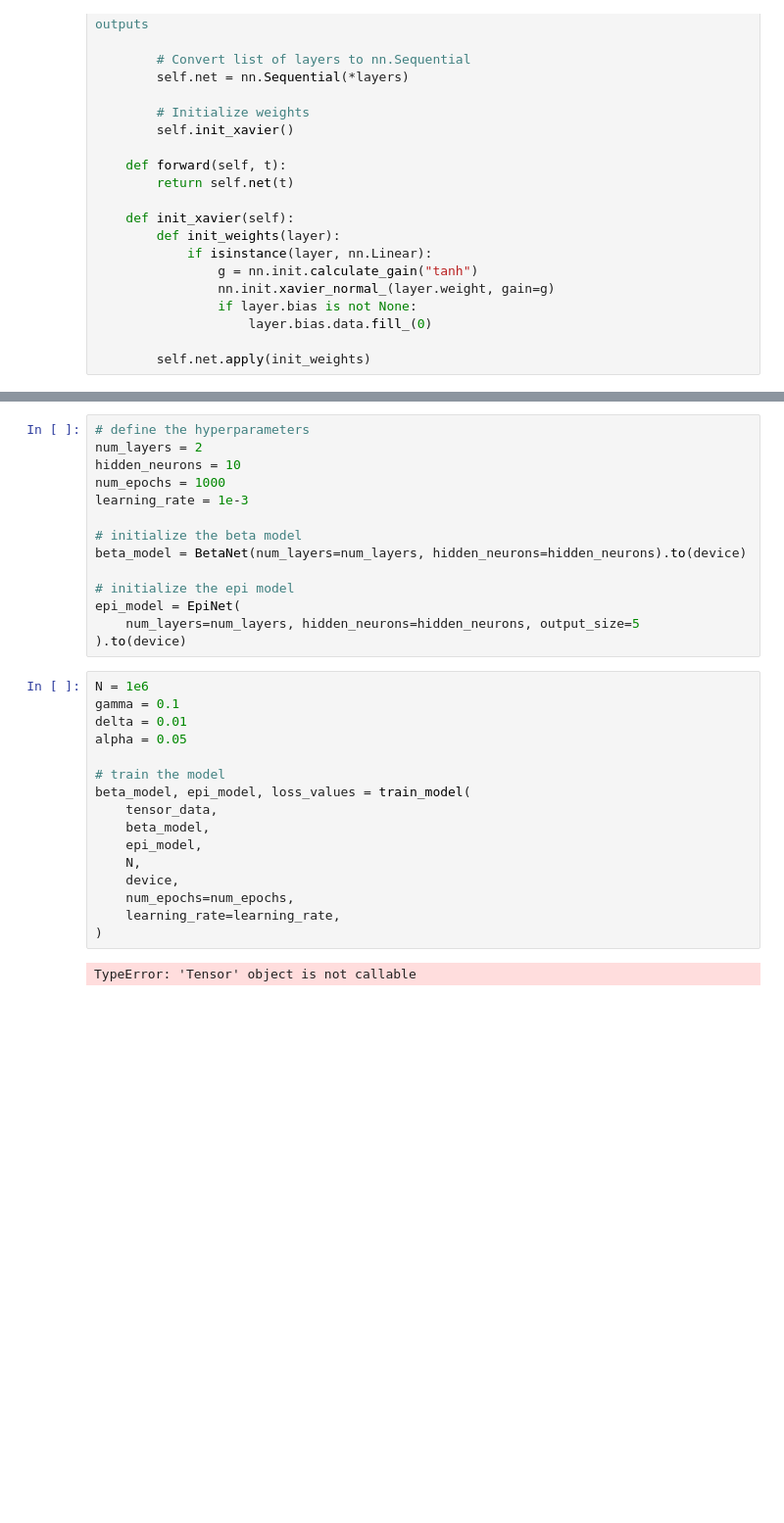
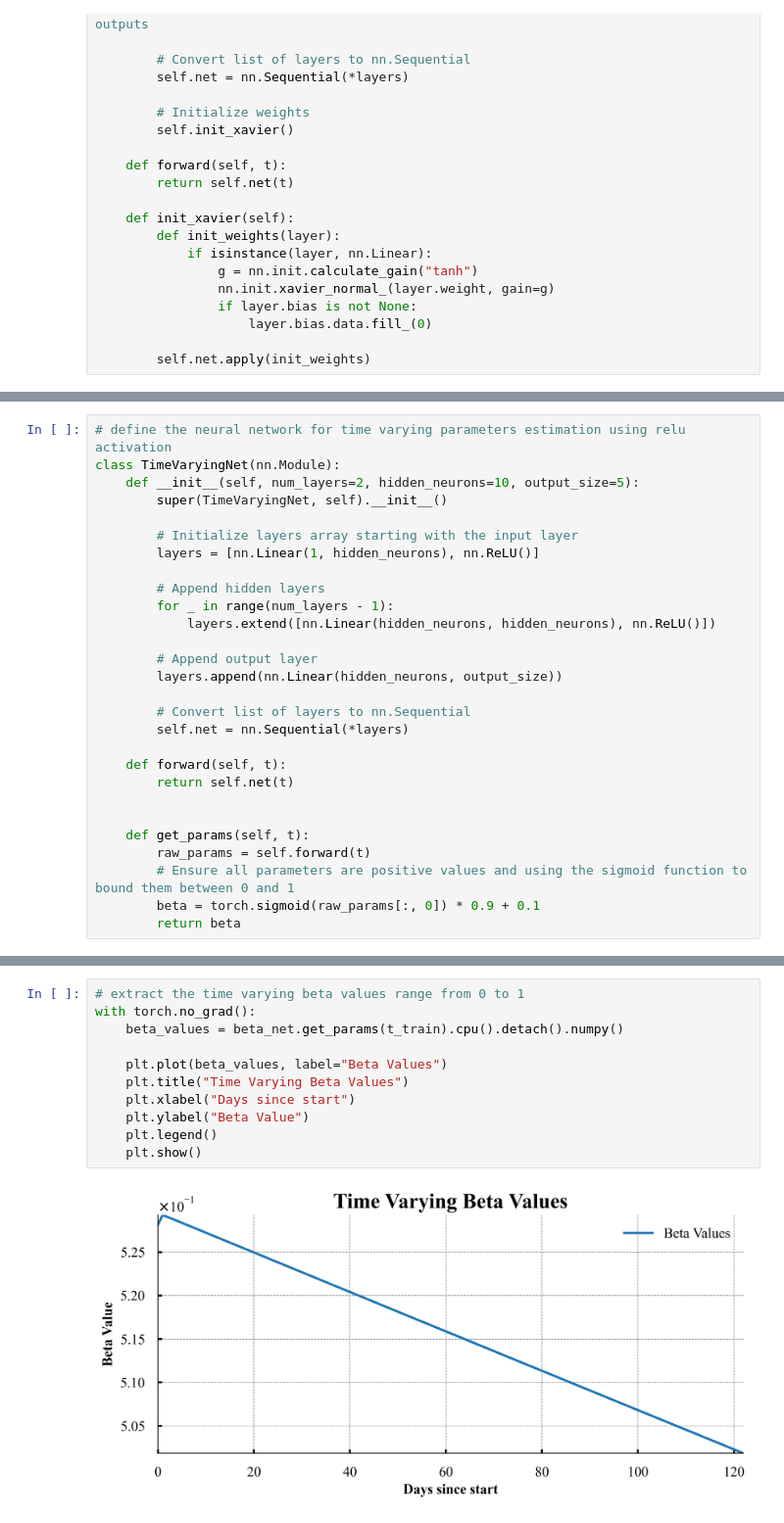
Before and after one commit to michaelajao/data_driven_vaccination, a Jupyter notebook: notebooks/SIR_formulation.ipynb, the cells around one changed output, grey strips where cells are left out. Shown at 98% size. Saved outputs shown, nothing was run; the diff lists cells and outputs as text; blank space fills up the shorter version.

```diff
--- a/notebooks/SIR_formulation.ipynb
+++ b/notebooks/SIR_formulation.ipynb
@@ -526,2 +553,30 @@ class BetaNet(nn.Module):
         return beta
+# %%
+# define the neural network for time varying parameters estimation using relu activation
+class TimeVaryingNet(nn.Module):
+    def __init__(self, num_layers=2, hidden_neurons=10, output_size=5):
+        super(TimeVaryingNet, self).__init__()
+
+        # Initialize layers array starting with the input layer
+        layers = [nn.Linear(1, hidden_neurons), nn.ReLU()]
+
+        # Append hidden layers
+        for _ in range(num_layers - 1):
+            layers.extend([nn.Linear(hidden_neurons, hidden_neurons), nn.ReLU()])
+
+        # Append output layer
+        layers.append(nn.Linear(hidden_neurons, output_size))
+
+        # Convert list of layers to nn.Sequential
+        self.net = nn.Sequential(*layers)
+
+    def forward(self, t):
+        return self.net(t)
+
+
+    def get_params(self, t):
+        raw_params = self.forward(t)
+        # Ensure all parameters are positive values and using the sigmoid function to bound them between 0 and 1
+        beta = torch.sigmoid(raw_params[:, 0]) * 0.9 + 0.1
+        return beta
 # %%
@@ -889,32 +784,13 @@ def train_model(
-# %%
-# define the hyperparameters
-num_layers = 2
-hidden_neurons = 10
-num_epochs = 1000
-learning_rate = 1e-3
-
-# initialize the beta model
-beta_model = BetaNet(num_layers=num_layers, hidden_neurons=hidden_neurons).to(device)
-
-# initialize the epi model
-epi_model = EpiNet(
-    num_layers=num_layers, hidden_neurons=hidden_neurons, output_size=5
-).to(device)
-# %%
-N = 1e6
-gamma = 0.1
-delta = 0.01
-alpha = 0.05
-
-# train the model
-beta_model, epi_model, loss_values = train_model(
-    tensor_data,
-    beta_model,
-    epi_model,
-    N,
-    device,
-    num_epochs=num_epochs,
-    learning_rate=learning_rate,
-)
-# %% [output]
-TypeError: 'Tensor' object is not callable
+# %%
+# extract the time varying beta values range from 0 to 1
+with torch.no_grad():
+    beta_values = beta_net.get_params(t_train).cpu().detach().numpy()
+
+    plt.plot(beta_values, label="Beta Values")
+    plt.title("Time Varying Beta Values")
+    plt.xlabel("Days since start")
+    plt.ylabel("Beta Value")
+    plt.legend()
+    plt.show()
+# %% [output]
+[figure, added]
```
Also changed, not shown: parts of 28 cells of this notebook.
